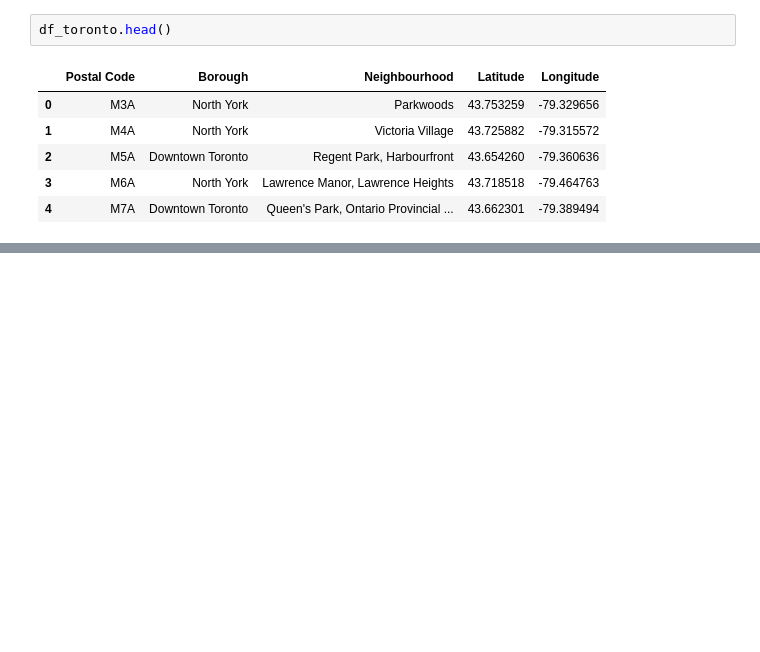
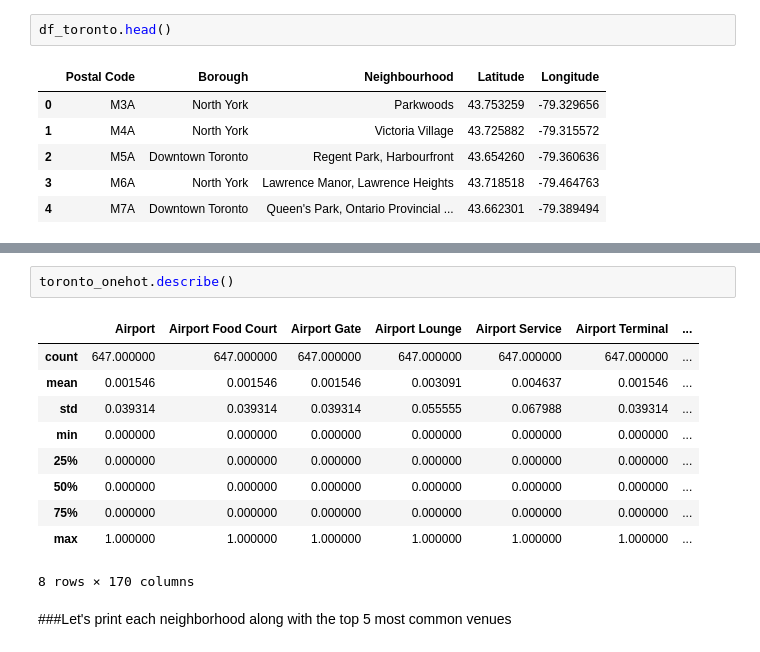
Before and after one commit to SarahLares/Coursera_Capstone, a Jupyter notebook: Clustering_Neighborhoods_Toronto.ipynb, the cells around one changed output, grey strips where cells are left out. Cells and saved outputs as stored; diff of their text form; blank space fills up the shorter version.

```diff
--- a/Clustering_Neighborhoods_Toronto.ipynb
+++ b/Clustering_Neighborhoods_Toronto.ipynb
@@ -60,0 +258,15 @@ df_toronto.head()
+# %%
+toronto_onehot.describe()
+# %% [output]
+|  | Airport | Airport Food Court | Airport Gate | Airport Lounge | Airport Service | Airport Terminal | ... |
+| count | 647.000000 | 647.000000 | 647.000000 | 647.000000 | 647.000000 | 647.000000 | ... |
+| mean | 0.001546 | 0.001546 | 0.001546 | 0.003091 | 0.004637 | 0.001546 | ... |
+| std | 0.039314 | 0.039314 | 0.039314 | 0.055555 | 0.067988 | 0.039314 | ... |
+| min | 0.000000 | 0.000000 | 0.000000 | 0.000000 | 0.000000 | 0.000000 | ... |
+| 25% | 0.000000 | 0.000000 | 0.000000 | 0.000000 | 0.000000 | 0.000000 | ... |
+| 50% | 0.000000 | 0.000000 | 0.000000 | 0.000000 | 0.000000 | 0.000000 | ... |
+| 75% | 0.000000 | 0.000000 | 0.000000 | 0.000000 | 0.000000 | 0.000000 | ... |
+| max | 1.000000 | 1.000000 | 1.000000 | 1.000000 | 1.000000 | 1.000000 | ... |
+8 rows × 170 columns
+# %% [markdown]
+###Let's print each neighborhood along with the top 5 most common venues
```
Also changed, not shown: parts of 36 cells of this notebook.
